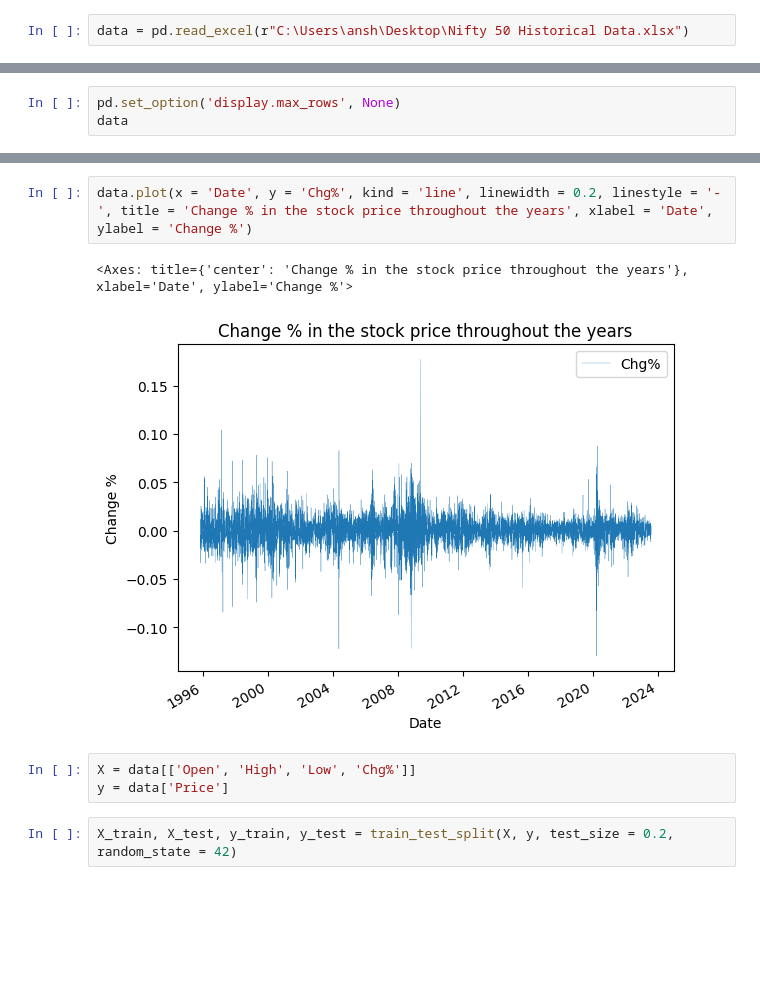
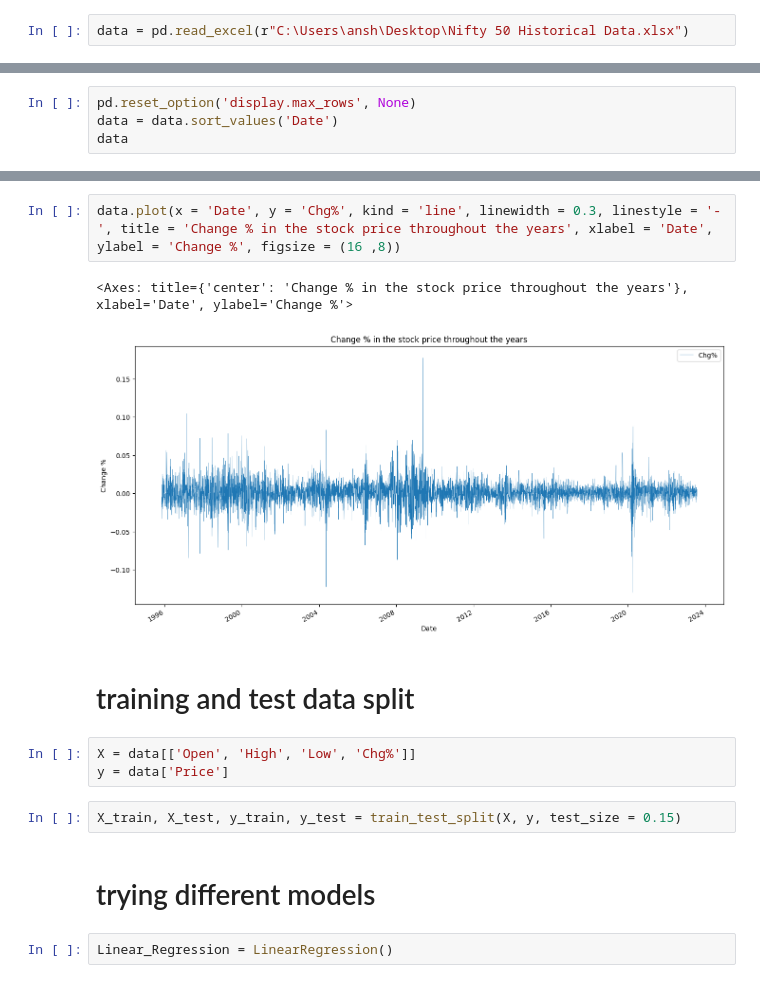
Before and after one commit to ansh2903/Market-Forecasting, a Jupyter notebook: minor project/minor project.ipynb, the cells around one changed output, grey strips where cells are left out. Saved outputs shown, nothing was run; the diff lists cells and outputs as text; blank space fills up the shorter version.

```diff
--- a/minor project/minor project.ipynb
+++ b/minor project/minor project.ipynb
@@ -12,4 +30,5 @@ data = pd.read_excel(r"C:\Users\ansh\Desktop\Nifty 50 Historical Data.xlsx")
 # %%
-pd.set_option('display.max_rows', None)
+pd.reset_option('display.max_rows', None)
+data = data.sort_values('Date')
 data
 # %% [output]
@@ -72,10 +59,16 @@ graph
 # %%
-data.plot(x = 'Date', y = 'Chg%', kind = 'line', linewidth = 0.2, linestyle = '-', title = 'Change % in the stock price throughout the years', xlabel = 'Date', ylabel = 'Change %')
+data.plot(x = 'Date', y = 'Chg%', kind = 'line', linewidth = 0.3, linestyle = '-', title = 'Change % in the stock price throughout the years', xlabel = 'Date', ylabel = 'Change %', figsize = (16 ,8))
 # %% [output]
 <Axes: title={'center': 'Change % in the stock price throughout the years'}, xlabel='Date', ylabel='Change %'>
-[figure, old version]
+[figure, new version]
+# %% [markdown]
+# training and test data split
 # %%
 X = data[['Open', 'High', 'Low', 'Chg%']]
 y = data['Price']
 # %%
-X_train, X_test, y_train, y_test = train_test_split(X, y, test_size = 0.2, random_state = 42)
+X_train, X_test, y_train, y_test = train_test_split(X, y, test_size = 0.15)
+# %% [markdown]
+# trying different models
+# %%
+Linear_Regression = LinearRegression()
```
Also changed, not shown: parts of 54 cells of this notebook.
